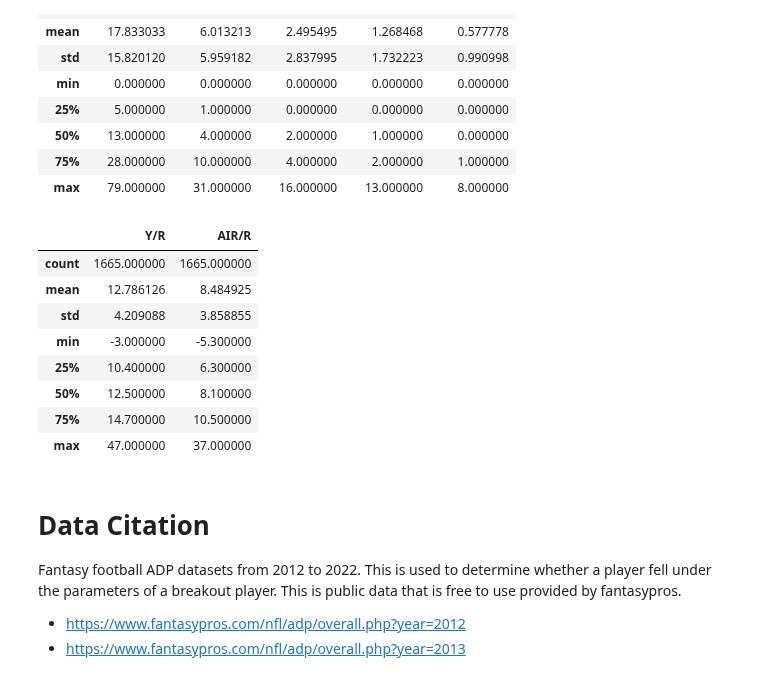
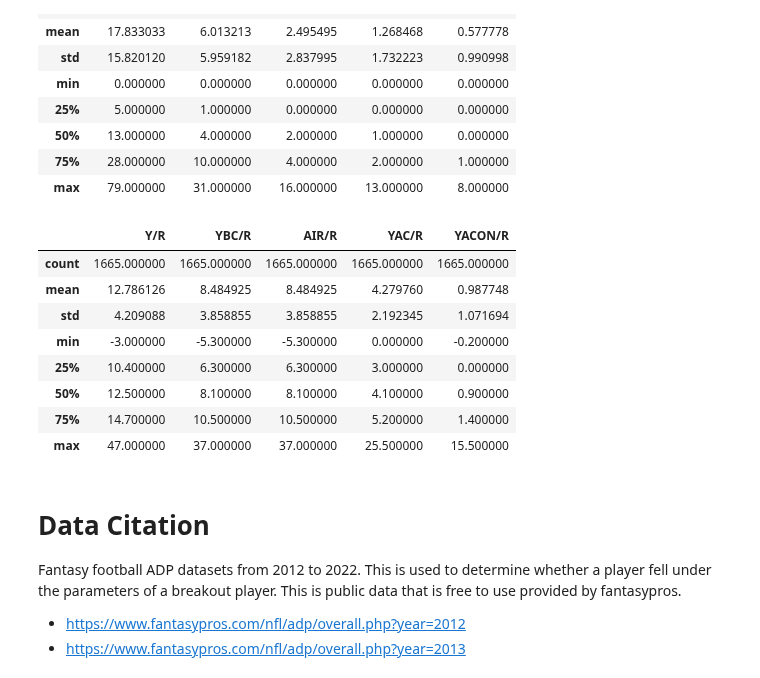
Before and after one commit to jjz62/info2950group, a Jupyter notebook: data_notebook.ipynb, the cells around one changed output. Saved outputs shown, nothing was run; the diff lists cells and outputs as text; code cells hidden in the pictures.

```diff
--- a/data_notebook.ipynb
+++ b/data_notebook.ipynb
@@ -54,6 +54,6 @@ Creating a large dataset with all the wide reciever statistics from 2013 to 2021
 # %%
 #wr large dataset
 wr_table = pd.concat([wr_stats_2021,wr_stats_2020,wr_stats_2019,wr_stats_2018,wr_stats_2017,wr_stats_2016,wr_stats_2015,wr_stats_2014,wr_stats_2013])
-wr_table = wr_table[["Player", "Year", "AIR", "AIR/R", "YDS", "Y/R", "10+ YDS", "20+ YDS", "30+ YDS", "40+ YDS", "50+ YDS"]]
+wr_table = wr_table[["Player", "Year", "Y/R", "YBC/R", "AIR/R", "YAC/R", "YACON/R", "10+ YDS", "20+ YDS", "30+ YDS", "40+ YDS", "50+ YDS"]]
 wr_table.head()
 # %% [output]
@@ -280,18 +280,18 @@ overall_summary_bigplays
 | 75% | 28.000000 | 10.000000 | 4.000000 | 2.000000 | 1.000000 |
 | max | 79.000000 | 31.000000 | 16.000000 | 13.000000 | 8.000000 |
 # %%
-overall_summary_r = wr_table[["Y/R", "AIR/R"]].describe()
-overall_summary
+overall_summary_r = wr_table[["Y/R", "YBC/R", "AIR/R", "YAC/R", "YACON/R"]].describe()
+overall_summary_r
 # %% [output]
-|  | Y/R | AIR/R |
-| count | 1665.000000 | 1665.000000 |
-| mean | 12.786126 | 8.484925 |
-| std | 4.209088 | 3.858855 |
-| min | -3.000000 | -5.300000 |
-| 25% | 10.400000 | 6.300000 |
-| 50% | 12.500000 | 8.100000 |
-| 75% | 14.700000 | 10.500000 |
-| max | 47.000000 | 37.000000 |
+|  | Y/R | YBC/R | AIR/R | YAC/R | YACON/R |
+| count | 1665.000000 | 1665.000000 | 1665.000000 | 1665.000000 | 1665.000000 |
+| mean | 12.786126 | 8.484925 | 8.484925 | 4.279760 | 0.987748 |
+| std | 4.209088 | 3.858855 | 3.858855 | 2.192345 | 1.071694 |
+| min | -3.000000 | -5.300000 | -5.300000 | 0.000000 | -0.200000 |
+| 25% | 10.400000 | 6.300000 | 6.300000 | 3.000000 | 0.000000 |
+| 50% | 12.500000 | 8.100000 | 8.100000 | 4.100000 | 0.900000 |
+| 75% | 14.700000 | 10.500000 | 10.500000 | 5.200000 | 1.400000 |
+| max | 47.000000 | 37.000000 | 37.000000 | 25.500000 | 15.500000 |
 # %% [markdown]
 # Data Citation
 Fantasy football ADP datasets from 2012 to 2022. This is used to determine whether a player fell under the parameters of a breakout player. This is public data that is free to use provided by fantasypros.
```
Also changed, not shown: parts of 3 cells of this notebook.
